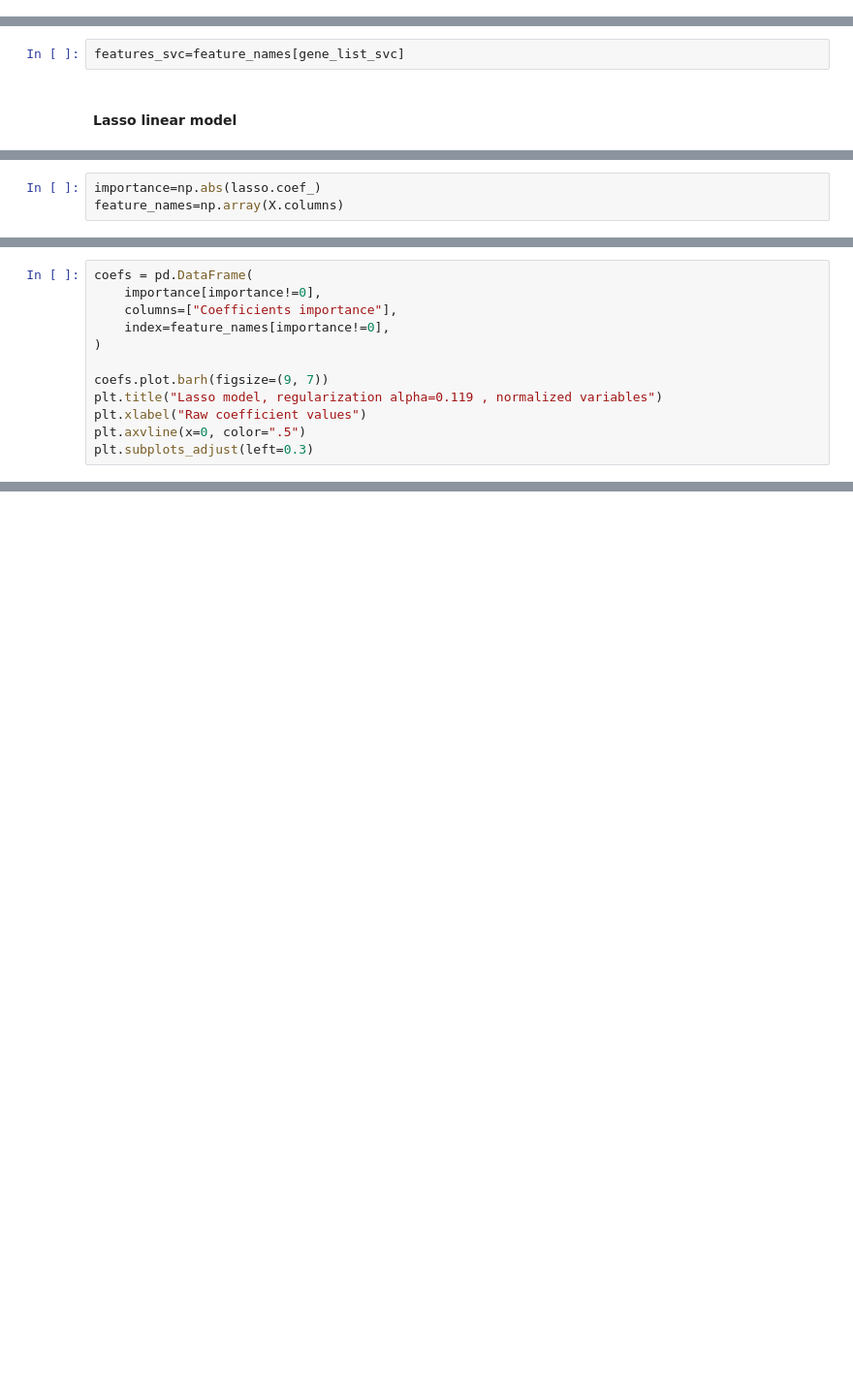
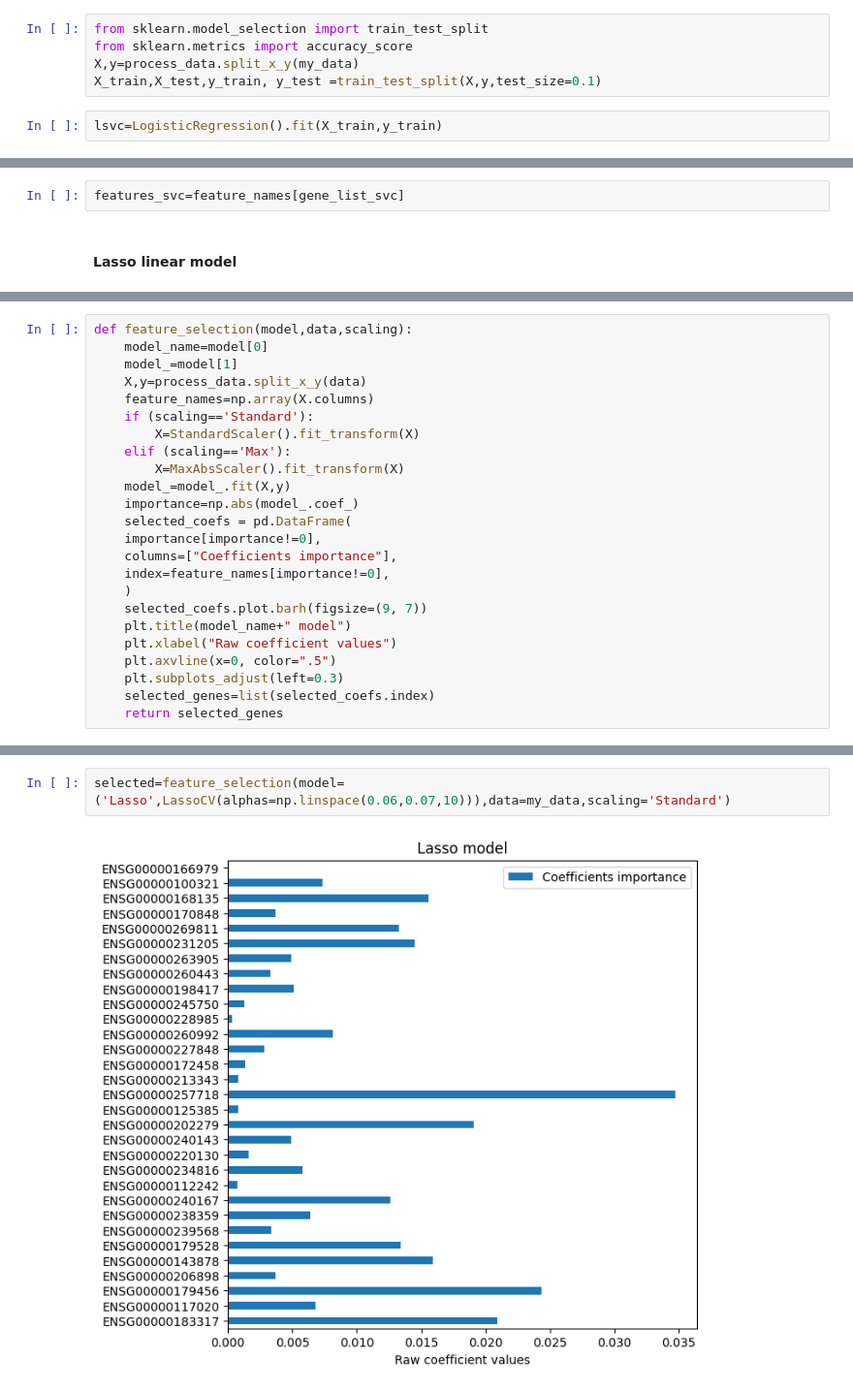
Before and after one commit to Syrinechen/Myeloma-project-draft, a Jupyter notebook: feature_extraction.ipynb, the cells around one changed output, grey strips where cells are left out. Shown at 97% size. Saved outputs shown, nothing was run; the diff lists cells and outputs as text; blank space fills up the shorter version.

```diff
--- a/feature_extraction.ipynb
+++ b/feature_extraction.ipynb
@@ -82,0 +78,7 @@ lsvc=LinearSVC(C=0.01, penalty="l1", dual=False).fit(X_s,y)
+# %%
+from sklearn.model_selection import train_test_split
+from sklearn.metrics import accuracy_score
+X,y=process_data.split_x_y(my_data)
+X_train,X_test,y_train, y_test =train_test_split(X,y,test_size=0.1)
+# %%
+lsvc=LogisticRegression().fit(X_train,y_train)
@@ -114,3 +129,0 @@ lasso.alpha_
-# %%
-importance=np.abs(lasso.coef_)
-feature_names=np.array(X.columns)
@@ -117,12 +146,24 @@ feature_names=np.array(X.columns)
 # %%
-coefs = pd.DataFrame(
+def feature_selection(model,data,scaling):
+    model_name=model[0]
+    model_=model[1]
+    X,y=process_data.split_x_y(data)
+    feature_names=np.array(X.columns)
+    if (scaling=='Standard'):
+        X=StandardScaler().fit_transform(X)
+    elif (scaling=='Max'):
+        X=MaxAbsScaler().fit_transform(X)
+    model_=model_.fit(X,y)
+    importance=np.abs(model_.coef_)
+    selected_coefs = pd.DataFrame(
     importance[importance!=0],
     columns=["Coefficients importance"],
     index=feature_names[importance!=0],
-)
-
-coefs.plot.barh(figsize=(9, 7))
-plt.title("Lasso model, regularization alpha=0.119 , normalized variables")
-plt.xlabel("Raw coefficient values")
-plt.axvline(x=0, color=".5")
-plt.subplots_adjust(left=0.3)
+    )
+    selected_coefs.plot.barh(figsize=(9, 7))
+    plt.title(model_name+" model")
+    plt.xlabel("Raw coefficient values")
+    plt.axvline(x=0, color=".5")
+    plt.subplots_adjust(left=0.3)
+    selected_genes=list(selected_coefs.index)
+    return selected_genes
@@ -146,0 +170,4 @@ identified_genes=list(pd.read_csv('identified_genes_panel_routine.csv').values[:
+# %%
+selected=feature_selection(model=('Lasso',LassoCV(alphas=np.linspace(0.06,0.07,10))),data=my_data,scaling='Standard')
+# %% [output]
+[figure, added]
```
Also changed, not shown: parts of 32 cells of this notebook, 3 other files.
